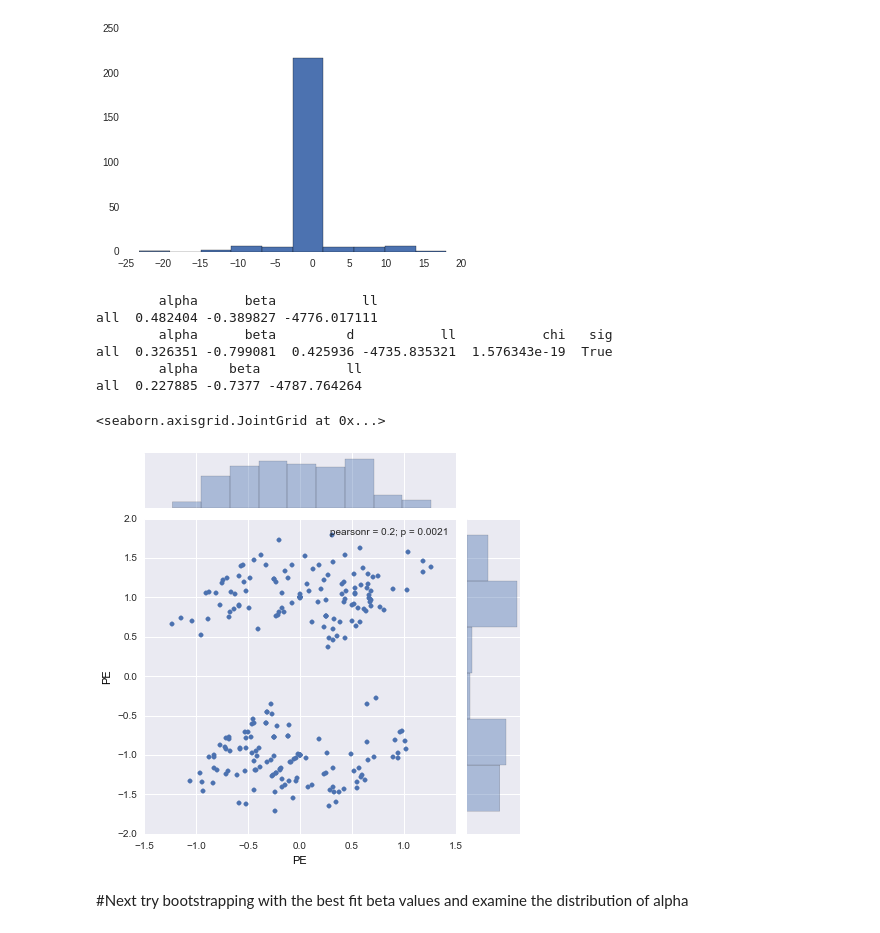
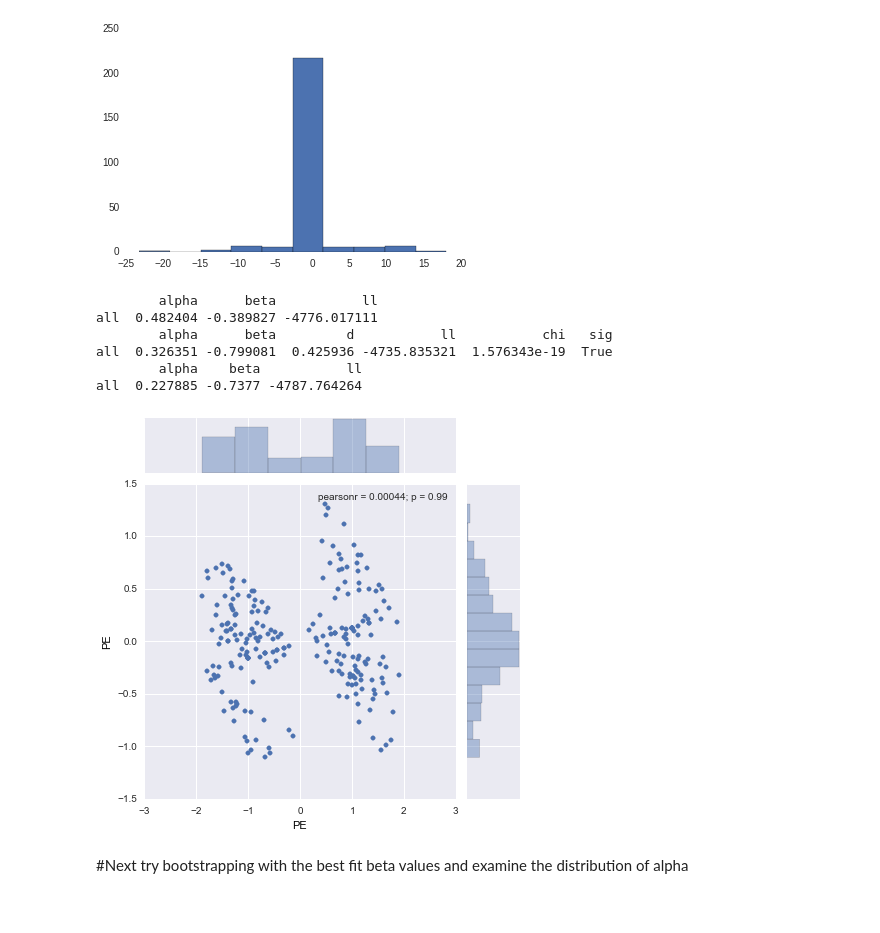
Before and after one commit to iancballard/feature-discrimination-analysis, a Jupyter notebook: RT_fitting.ipynb, the cells around one changed output. Cells and saved outputs as stored; diff of their text form; code cells hidden in the pictures.

```diff
--- a/RT_fitting.ipynb
+++ b/RT_fitting.ipynb
@@ -537,16 +474,0 @@ dtype: float64
-# %%
-data = {'alpha':[],'beta':[],'sub':[]}
-for n,out in enumerate(output):
-    sub, o = out
-    if o.success:
-        data['alpha'].append(scipy.stats.logistic.cdf(o.x[0]))
-        data['beta'].append(o.x[3])
-        data['sub'].append(sub[0])
-    else:
-        print sub
-data = pd.DataFrame(data)
-params = np.array(params)
-
-print scipy.stats.ttest_1samp(V_beta,0)
-
-sns.jointplot('alpha','beta',data)
@@ -651,41 +575,44 @@ def simulate_RL(RL_func,rl_params):
                                      (timing_info['exp']==exp),'V'] = Vs*len(subjects)
     return timing_info
 # timing_info.to_csv(data_dir + '/timing_info.csv')
+# %%
+#returns a orthogonalized w.r.t b
+def vector_rejection(a,b):
+    return a - (np.dot(a,b)/np.dot(b,b) * b)
 # %%
 print standard_df
 print leak_df
 print dumb_df
-time1 = simulate_RL(standard_RL,.48)
-time2 = simulate_RL(leaky_RL,(.32,.43))
-time3 = simulate_RL(dumb_RL,.23)
-
-# time2 = simulate_RL(dumb_RL,.5)
+time_std = simulate_RL(standard_RL,.33)
+# time2 = simulate_RL(leaky_RL,(.33,43))
+time_dumb = simulate_RL(dumb_RL,.33)
 
 ##old timing
-exp_order.ix[exp_order['rew'] == -1,'rew'] = 0 #balance reward so learning is even
-time_old = simulate_RL(standard_RL,.47)
-exp_order.ix[exp_order['rew'] == 0,'rew'] = -1 #balance reward so learning is even
+# exp_order.ix[exp_order['rew'] == -1,'rew'] = 0 #balance reward so learning is even
+# time_old = simulate_RL(standard_RL,.47)
+# exp_order.ix[exp_order['rew'] == 0,'rew'] = -1 #balance reward so learning is even
 
+##for plotting drop NaNs
+pe1= time_std[time_std['sub']=='fd_104']['PE'].dropna() #MB
+pe2= time_dumb[time_dumb['sub']=='fd_104']['PE'].dropna() #MF
+pe_diff = vector_rejection(pe1,pe2) #orthogonalize
+pe_diff = pe_diff - np.mean(pe_diff) #mean center
+sns.jointplot(pe2,pe_diff)
 
-pe1= time1[time1['sub']=='fd_104']['PE'].dropna()
-pe2= time3[time1['sub']=='fd_104']['PE'].dropna()
-
-pe_diff = pe2 - pe1
-
-pe1_pos = np.array([x for x in pe1.values if x >0])
-pe2_pos = np.array([x for n,x in enumerate(pe2.values) if pe1.values[n] >0])
-# pe_old= old_time[old_time['sub']=='fd_104']['V'].dropna()
-# sns.jointplot(pe1_pos,pe2_pos)
-sns.jointplot(pe_diff,pe2)
+#update DF
+all_subs = list(np.loadtxt(data_dir+ '/subjects.txt',str))
+time_dumb['PE'] = time_dumb['PE'].values - np.nanmean(time_dumb['PE'].values)
+time_dumb['PE_diff'] = np.nan
+time_dumb.ix[~np.isnan(time_dumb['PE']),'PE_diff'] = list(pe_diff.values) * len(all_subs)
+time_dumb.to_csv(data_dir + '/timing_info_PEdiff.csv')
 # %% [output]
         alpha      beta           ll
 all  0.482404 -0.389827 -4776.017111
         alpha      beta         d           ll           chi   sig
 all  0.326351 -0.799081  0.425936 -4735.835321  1.576343e-19  True
         alpha    beta           ll
 all  0.227885 -0.7377 -4787.764264
-<seaborn.axisgrid.JointGrid at 0x...>
-[figure, old version]
+[figure, new version]
 # %% [markdown]
 #Next try bootstrapping with the best fit beta values and examine the distribution of alpha
 # %%
```
Also changed, not shown: parts of 13 cells of this notebook.
